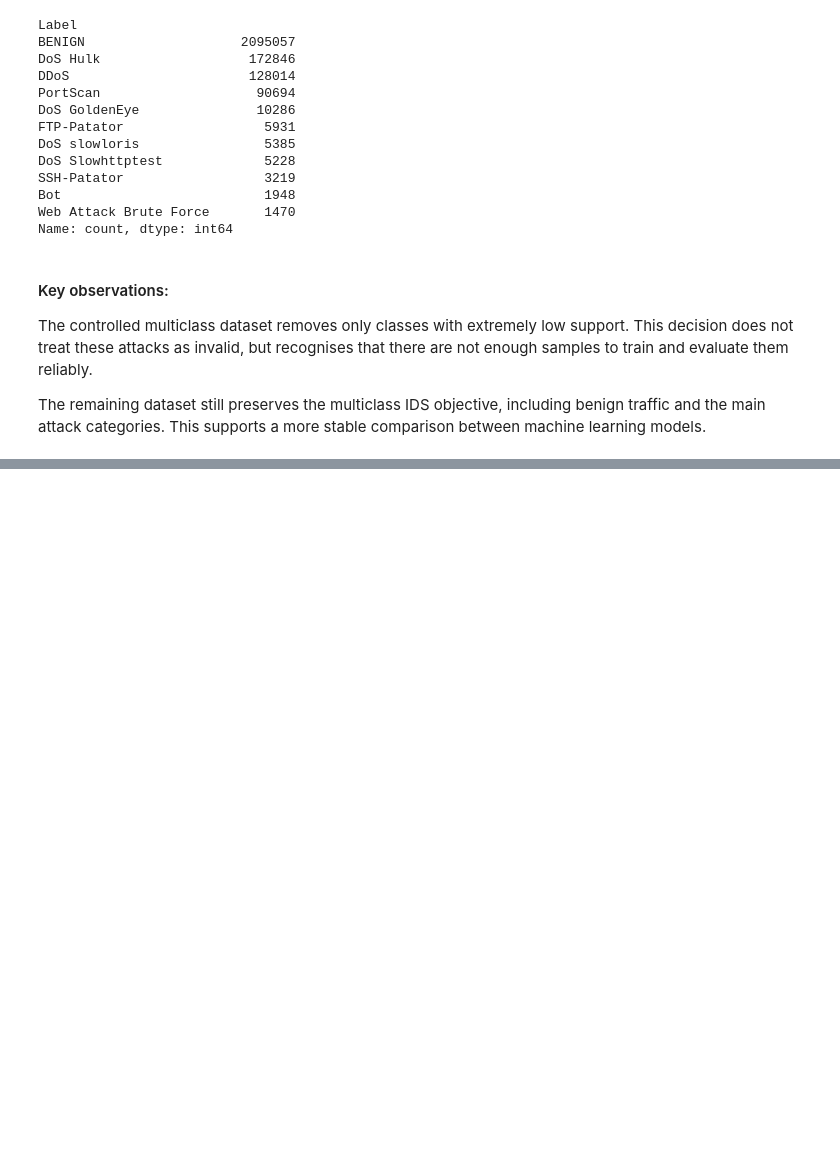
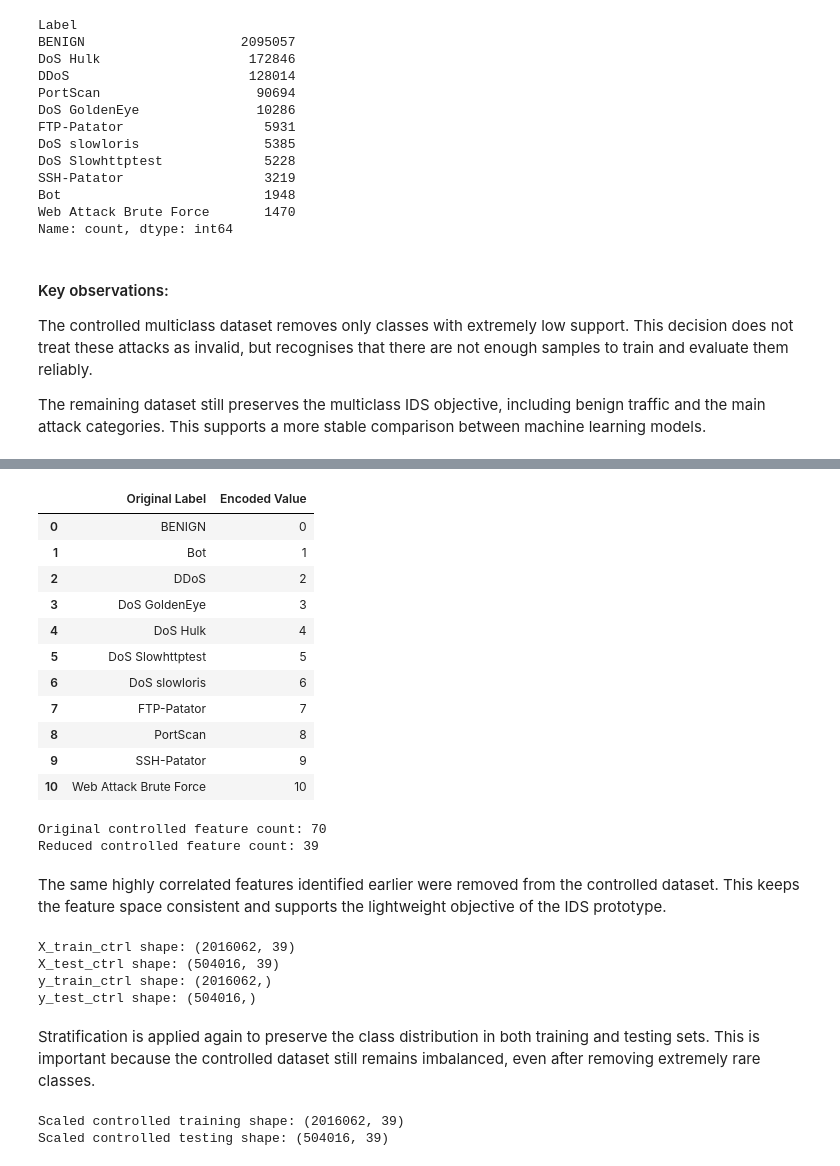
Before and after one commit to Thiago2022161/IDS-CA2-Thiago, a Jupyter notebook: IDS_CA2.ipynb, the cells around one changed output, grey strips where cells are left out. Drawn from its saved outputs; the diff is of its cells as text; code cells hidden in the pictures; blank space fills up the shorter version.

```diff
--- a/IDS_CA2.ipynb
+++ b/IDS_CA2.ipynb
@@ -1013,0 +1020,79 @@ The remaining dataset still preserves the multiclass IDS objective, including be
+# %%
+from sklearn.preprocessing import LabelEncoder
+from sklearn.model_selection import train_test_split
+from sklearn.preprocessing import StandardScaler
+
+# Separate features and target for the controlled multiclass dataset
+X_controlled = df_controlled.drop(columns=["Label"])
+y_controlled = df_controlled["Label"]
+
+# Encode controlled target labels
+label_encoder_controlled = LabelEncoder()
+y_controlled_encoded = label_encoder_controlled.fit_transform(y_controlled)
+
+# Display new label mapping
+label_mapping_controlled = pd.DataFrame({
+    "Original Label": label_encoder_controlled.classes_,
+    "Encoded Value": label_encoder_controlled.transform(label_encoder_controlled.classes_)
+})
+
+label_mapping_controlled
+# %% [output]
+|  | Original Label | Encoded Value |
+| 0 | BENIGN | 0 |
+| 1 | Bot | 1 |
+| 2 | DDoS | 2 |
+| 3 | DoS GoldenEye | 3 |
+| 4 | DoS Hulk | 4 |
+| 5 | DoS Slowhttptest | 5 |
+| 6 | DoS slowloris | 6 |
+| 7 | FTP-Patator | 7 |
+| 8 | PortScan | 8 |
+| 9 | SSH-Patator | 9 |
+| 10 | Web Attack Brute Force | 10 |
+# %%
+# Apply the same correlation-based feature reduction to the controlled dataset
+cols_to_drop_controlled = [col for col in high_corr_cols if col in X_controlled.columns]
+
+X_controlled_reduced = X_controlled.drop(columns=cols_to_drop_controlled)
+
+print("Original controlled feature count:", X_controlled.shape[1])
+print("Reduced controlled feature count:", X_controlled_reduced.shape[1])
+# %% [output]
+Original controlled feature count: 70
+Reduced controlled feature count: 39
+# %% [markdown]
+The same highly correlated features identified earlier were removed from the controlled dataset. This keeps the feature space consistent and supports the lightweight objective of the IDS prototype.
+# %%
+# Split controlled dataset into training and testing sets
+X_train_ctrl, X_test_ctrl, y_train_ctrl, y_test_ctrl = train_test_split(
+    X_controlled_reduced,
+    y_controlled_encoded,
+    test_size=0.2,
+    stratify=y_controlled_encoded,
+    random_state=42
+)
+
+print("X_train_ctrl shape:", X_train_ctrl.shape)
+print("X_test_ctrl shape:", X_test_ctrl.shape)
+print("y_train_ctrl shape:", y_train_ctrl.shape)
+print("y_test_ctrl shape:", y_test_ctrl.shape)
+# %% [output]
+X_train_ctrl shape: (2016062, 39)
+X_test_ctrl shape: (504016, 39)
+y_train_ctrl shape: (2016062,)
+y_test_ctrl shape: (504016,)
+# %% [markdown]
+Stratification is applied again to preserve the class distribution in both training and testing sets. This is important because the controlled dataset still remains imbalanced, even after removing extremely rare classes.
+# %%
+# Scale controlled dataset for models that are sensitive to feature magnitude
+scaler_controlled = StandardScaler()
+
+X_train_ctrl_scaled = scaler_controlled.fit_transform(X_train_ctrl)
+X_test_ctrl_scaled = scaler_controlled.transform(X_test_ctrl)
+
+print("Scaled controlled training shape:", X_train_ctrl_scaled.shape)
+print("Scaled controlled testing shape:", X_test_ctrl_scaled.shape)
+# %% [output]
+Scaled controlled training shape: (2016062, 39)
+Scaled controlled testing shape: (504016, 39)
```
Also changed, not shown: parts of 2 cells of this notebook.
